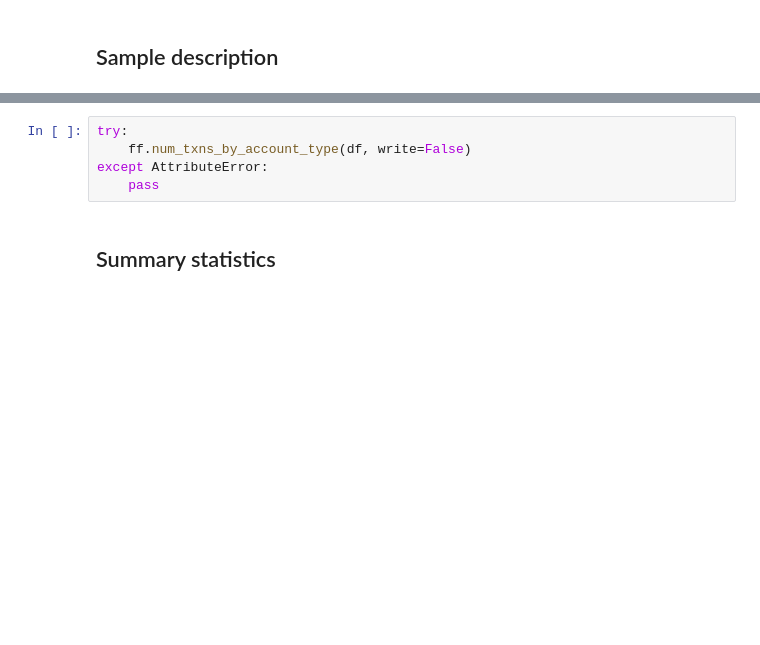
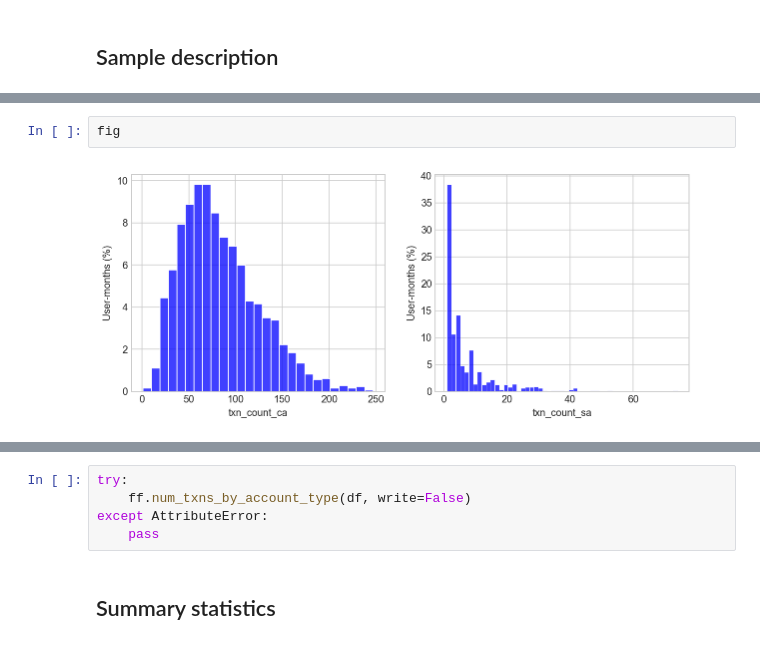
Before and after one commit to fabiangunzinger/entropy, a Jupyter notebook: notebooks/analysis.ipynb, the cells around one changed output, grey strips where cells are left out. Saved outputs shown, nothing was run; the diff lists cells and outputs as text; blank space fills up the shorter version.

```diff
--- a/notebooks/analysis.ipynb
+++ b/notebooks/analysis.ipynb
@@ -72,0 +102,4 @@ sample_description_hists(df)
+# %%
+fig
+# %% [output]
+[figure, added]
```
Also changed, not shown: parts of 9 cells of this notebook, 4 other files.
